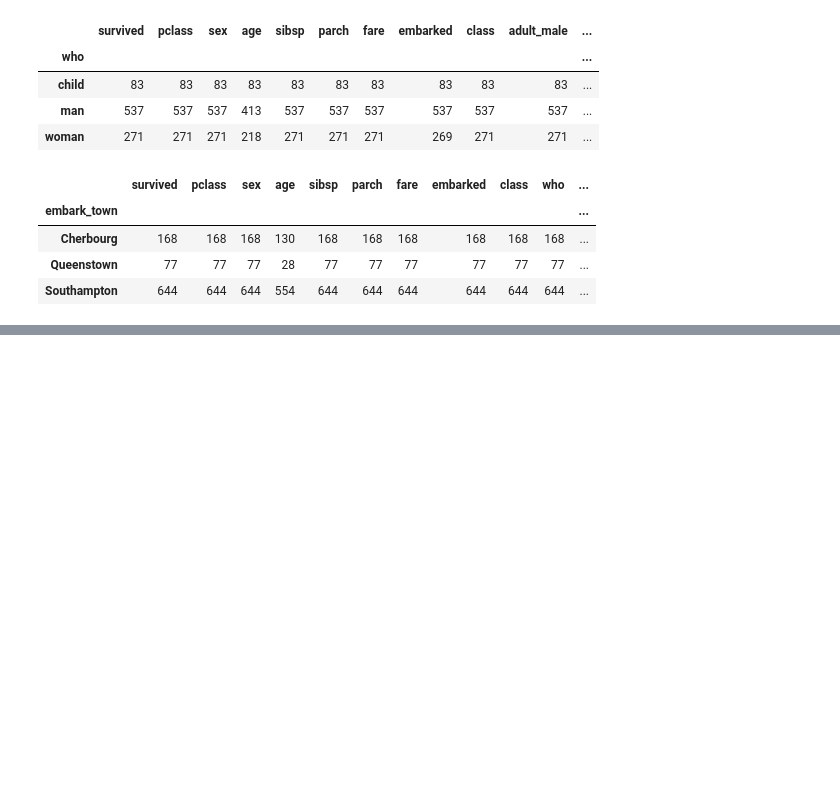
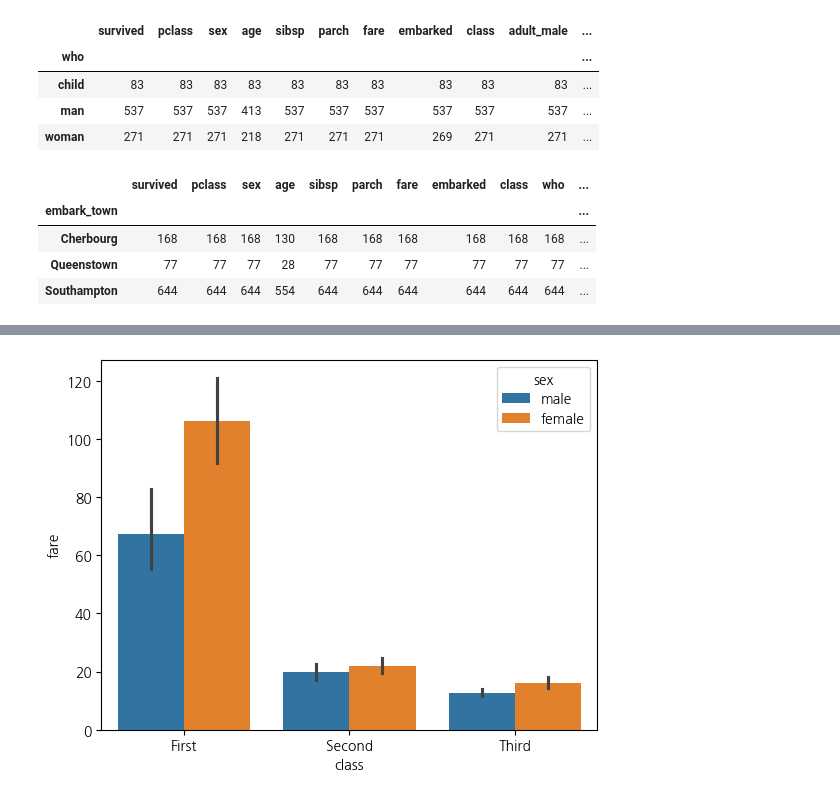
Before and after one commit to martinkim1/2024-1-my-BDA, a Jupyter notebook: inclass/02w_0319_tue_dataframe_basic.ipynb, the cells around one changed output, grey strips where cells are left out. Cells and saved outputs as stored; diff of their text form; code cells hidden in the pictures; blank space fills up the shorter version.

```diff
--- a/inclass/02w_0319_tue_dataframe_basic.ipynb
+++ b/inclass/02w_0319_tue_dataframe_basic.ipynb
@@ -258,0 +281,4 @@ titanic.groupby('embark_town').count()
+# %%
+sns.barplot(titanic, x='class', y='fare', hue="sex"); # 높이 : 평균
+# %% [output]
+[figure, added]
```
Also changed, not shown: parts of 44 cells of this notebook.
